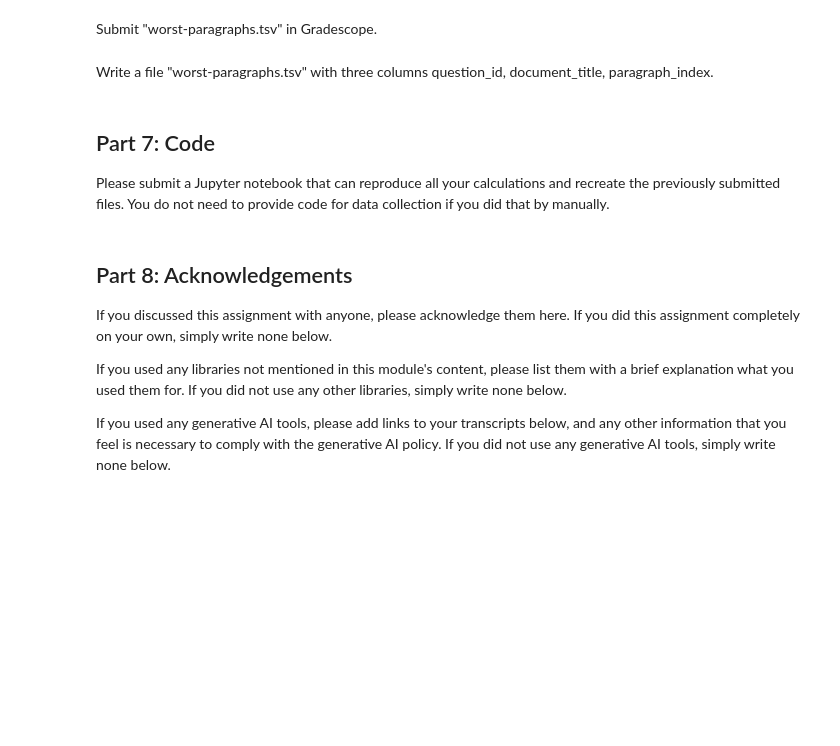
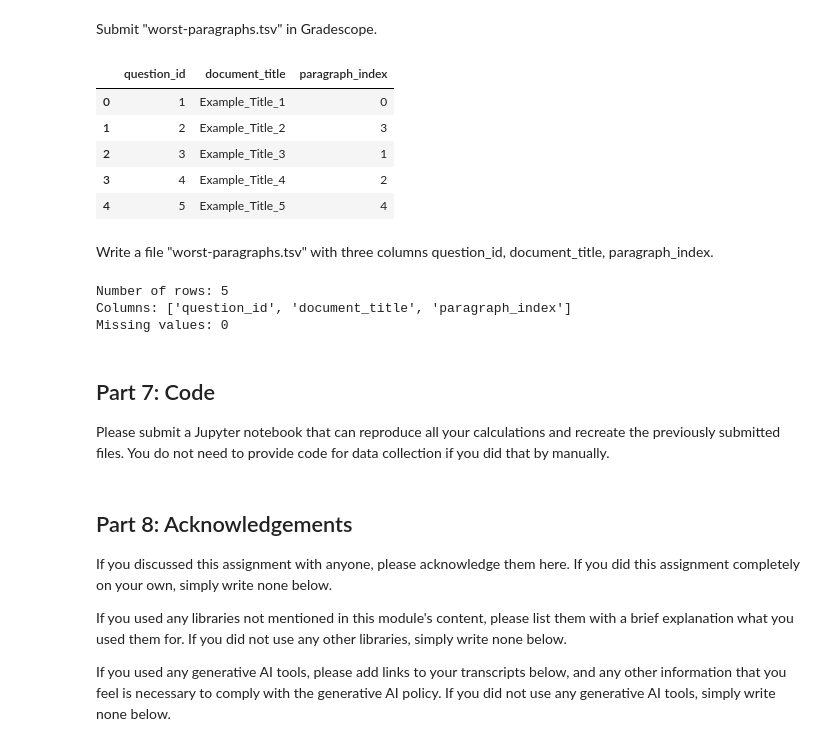
Before and after one commit to nwing2/DX704_Homework, a Jupyter notebook: dx704-project-10.ipynb, the cells around one changed output. Drawn from its saved outputs; the diff is of its cells as text; code cells hidden in the pictures; blank space fills up the shorter version.

```diff
--- a/dx704-project-10.ipynb
+++ b/dx704-project-10.ipynb
@@ -168,7 +399,50 @@ Which paragraph was the worst match for each question?
+# %%
+# Replace these example values with your actual selections
+
+worst_matches = [
+    # question_id, document_title, paragraph_index
+    (1, "Example_Title_1", 0),
+    (2, "Example_Title_2", 3),
+    (3, "Example_Title_3", 1),
+    (4, "Example_Title_4", 2),
+    (5, "Example_Title_5", 4)
+]
 # %% [markdown]
 Submit "worst-paragraphs.tsv" in Gradescope.
+# %%
+worst_paragraphs = pd.DataFrame(
+    worst_matches,
+    columns=[
+        "question_id",
+        "document_title",
+        "paragraph_index"
+    ]
+)
+
+worst_paragraphs.to_csv(
+    "worst-paragraphs.tsv",
+    sep="\t",
+    index=False
+)
+
+worst_paragraphs.head()
+# %% [output]
+|  | question_id | document_title | paragraph_index |
+| 0 | 1 | Example_Title_1 | 0 |
+| 1 | 2 | Example_Title_2 | 3 |
+| 2 | 3 | Example_Title_3 | 1 |
+| 3 | 4 | Example_Title_4 | 2 |
+| 4 | 5 | Example_Title_5 | 4 |
 # %% [markdown]
 Write a file "worst-paragraphs.tsv" with three columns question_id, document_title, paragraph_index.
+# %%
+print("Number of rows:", len(worst_paragraphs))
+print("Columns:", worst_paragraphs.columns.tolist())
+print("Missing values:", worst_paragraphs.isna().sum().sum())
+# %% [output]
+Number of rows: 5
+Columns: ['question_id', 'document_title', 'paragraph_index']
+Missing values: 0
 # %% [markdown]
 ## Part 7: Code
 
```
Also changed, not shown: parts of 23 cells of this notebook, 6 other files.
